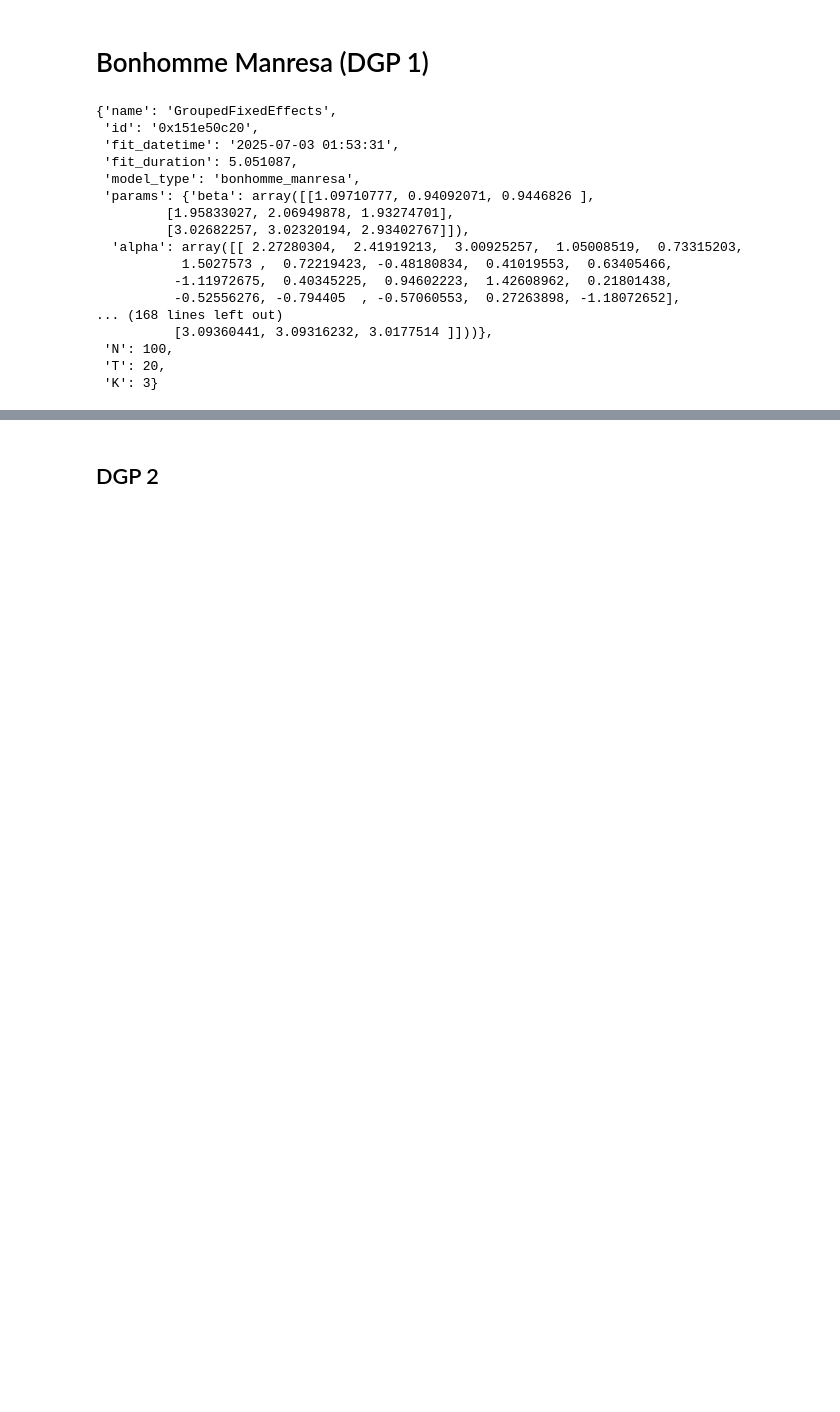
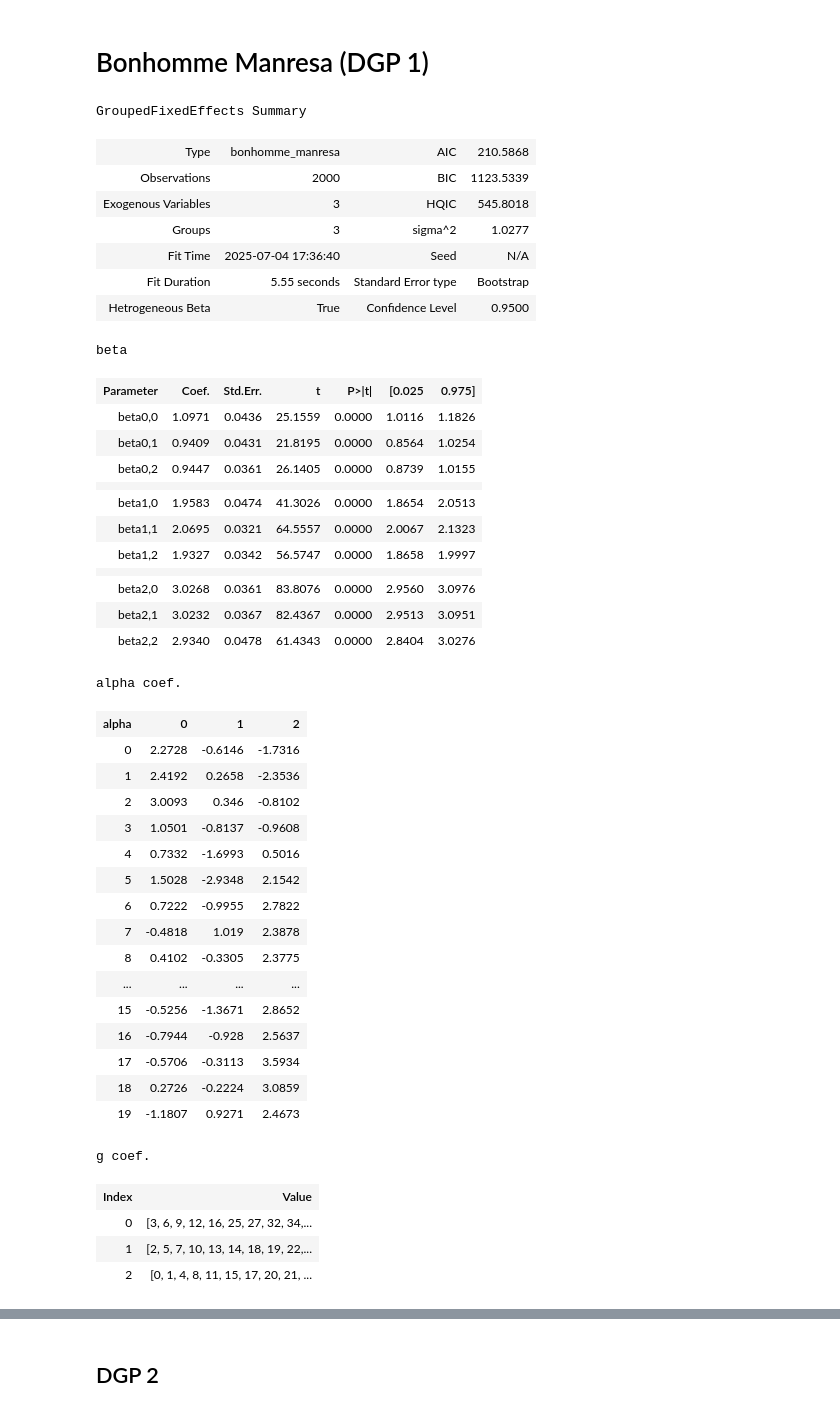
Before and after one commit to michadenheijer/groupedpaneldatamodels, a Jupyter notebook: compute_performance.ipynb, the cells around one changed output, grey strips where cells are left out. Saved outputs shown, nothing was run; the diff lists cells and outputs as text; code cells hidden in the pictures; blank space fills up the shorter version.

```diff
--- a/compute_performance.ipynb
+++ b/compute_performance.ipynb
@@ -12,39 +12,67 @@ import os
 # %%
 def bm_run(run, G, i):
     x, y, f, g = run
     x = np.float32(x)
     y = np.atleast_3d(np.float32(y))
     f = np.float32(f)
     gfe_iterations = 10 if G < 4 else 100
     n_boot = 200
     bootstrap = True if G < 4 else False
     try:
         m = GroupedFixedEffects(y, x, G, bootstrap, hide_progressbar=True).fit(
             max_iter=100, gfe_iterations=gfe_iterations, n_boot=n_boot, boot_n_jobs=1
         )
 
+        display(m.summary())
+
         return m.to_dict()
     except Exception as e:
         print(f"Error in run {i}: {e}")
         return None
 
 runs = pickle.load(open("development/generated_data/dgp1_n100_t20_G3_k3.pkl", "rb"))
 bm_run(runs[0], 3, 0)
 # %% [output]
-{'name': 'GroupedFixedEffects',
- 'id': '0x151e50c20',
- 'fit_datetime': '2025-07-03 01:53:31',
- 'fit_duration': 5.051087,
- 'model_type': 'bonhomme_manresa',
- 'params': {'beta': array([[1.09710777, 0.94092071, 0.9446826 ],
-         [1.95833027, 2.06949878, 1.93274701],
-         [3.02682257, 3.02320194, 2.93402767]]),
-  'alpha': array([[ 2.27280304,  2.41919213,  3.00925257,  1.05008519,  0.73315203,
-           1.5027573 ,  0.72219423, -0.48180834,  0.41019553,  0.63405466,
-          -1.11972675,  0.40345225,  0.94602223,  1.42608962,  0.21801438,
-          -0.52556276, -0.794405  , -0.57060553,  0.27263898, -1.18072652],
-... (168 lines left out)
-          [3.09360441, 3.09316232, 3.0177514 ]]))},
- 'N': 100,
- 'T': 20,
- 'K': 3}
+GroupedFixedEffects Summary
+| Type | bonhomme_manresa | AIC | 210.5868 |
+| Observations | 2000 | BIC | 1123.5339 |
+| Exogenous Variables | 3 | HQIC | 545.8018 |
+| Groups | 3 | sigma^2 | 1.0277 |
+| Fit Time | 2025-07-04 17:36:40 | Seed | N/A |
+| Fit Duration | 5.55 seconds | Standard Error type | Bootstrap |
+| Hetrogeneous Beta | True | Confidence Level | 0.9500 |
+beta
+| Parameter | Coef. | Std.Err. | t | P>|t| | [0.025 | 0.975] |
+| beta0,0 | 1.0971 | 0.0436 | 25.1559 | 0.0000 | 1.0116 | 1.1826 |
+| beta0,1 | 0.9409 | 0.0431 | 21.8195 | 0.0000 | 0.8564 | 1.0254 |
+| beta0,2 | 0.9447 | 0.0361 | 26.1405 | 0.0000 | 0.8739 | 1.0155 |
+|  |  |  |  |  |  |  |
+| beta1,0 | 1.9583 | 0.0474 | 41.3026 | 0.0000 | 1.8654 | 2.0513 |
+| beta1,1 | 2.0695 | 0.0321 | 64.5557 | 0.0000 | 2.0067 | 2.1323 |
+| beta1,2 | 1.9327 | 0.0342 | 56.5747 | 0.0000 | 1.8658 | 1.9997 |
+|  |  |  |  |  |  |  |
+| beta2,0 | 3.0268 | 0.0361 | 83.8076 | 0.0000 | 2.9560 | 3.0976 |
+| beta2,1 | 3.0232 | 0.0367 | 82.4367 | 0.0000 | 2.9513 | 3.0951 |
+| beta2,2 | 2.9340 | 0.0478 | 61.4343 | 0.0000 | 2.8404 | 3.0276 |
+alpha coef.
+| alpha | 0 | 1 | 2 |
+| 0 | 2.2728 | -0.6146 | -1.7316 |
+| 1 | 2.4192 | 0.2658 | -2.3536 |
+| 2 | 3.0093 | 0.346 | -0.8102 |
+| 3 | 1.0501 | -0.8137 | -0.9608 |
+| 4 | 0.7332 | -1.6993 | 0.5016 |
+| 5 | 1.5028 | -2.9348 | 2.1542 |
+| 6 | 0.7222 | -0.9955 | 2.7822 |
+| 7 | -0.4818 | 1.019 | 2.3878 |
+| 8 | 0.4102 | -0.3305 | 2.3775 |
+| ... | ... | ... | ... |
+| 15 | -0.5256 | -1.3671 | 2.8652 |
+| 16 | -0.7944 | -0.928 | 2.5637 |
+| 17 | -0.5706 | -0.3113 | 3.5934 |
+| 18 | 0.2726 | -0.2224 | 3.0859 |
+| 19 | -1.1807 | 0.9271 | 2.4673 |
+g coef.
+| Index | Value |
+| 0 | [3, 6, 9, 12, 16, 25, 27, 32, 34,... |
+| 1 | [2, 5, 7, 10, 13, 14, 18, 19, 22,... |
+| 2 | [0, 1, 4, 8, 11, 15, 17, 20, 21, ... |
```
Also changed, not shown: parts of 1 cell of this notebook, 2 other files.
